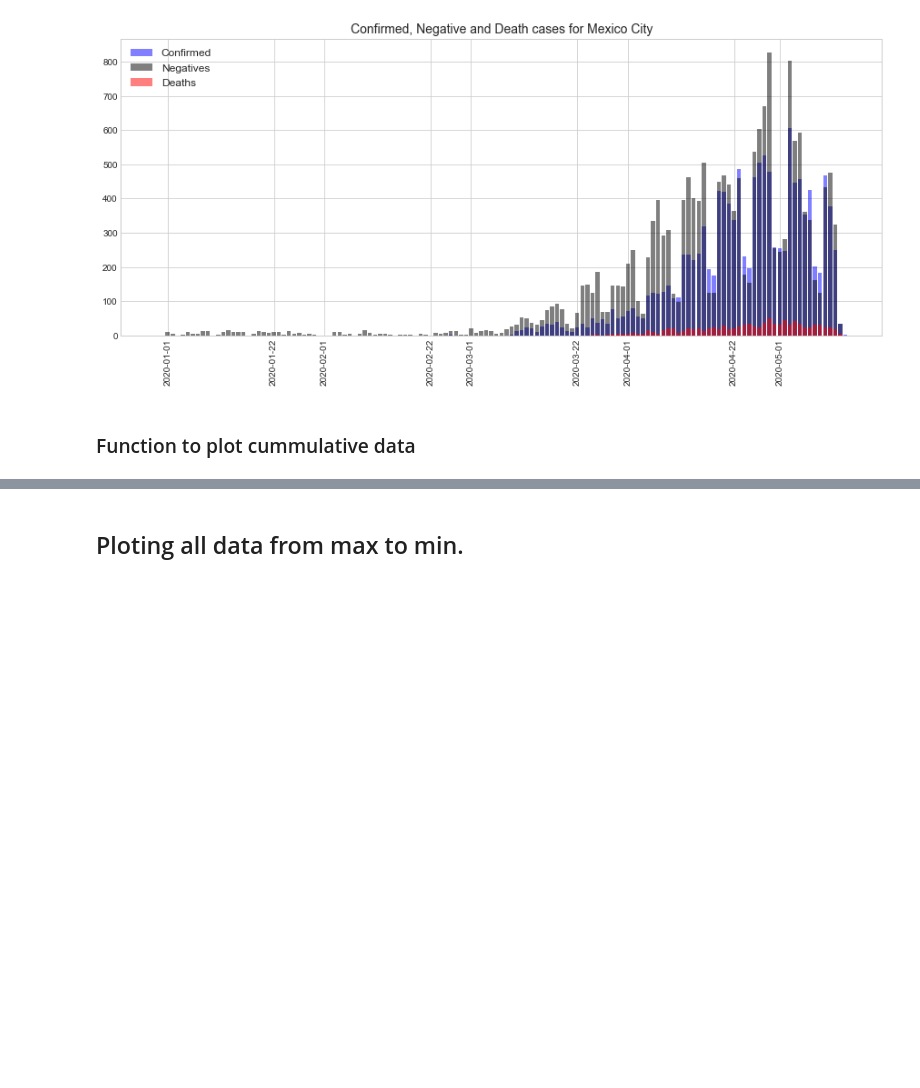
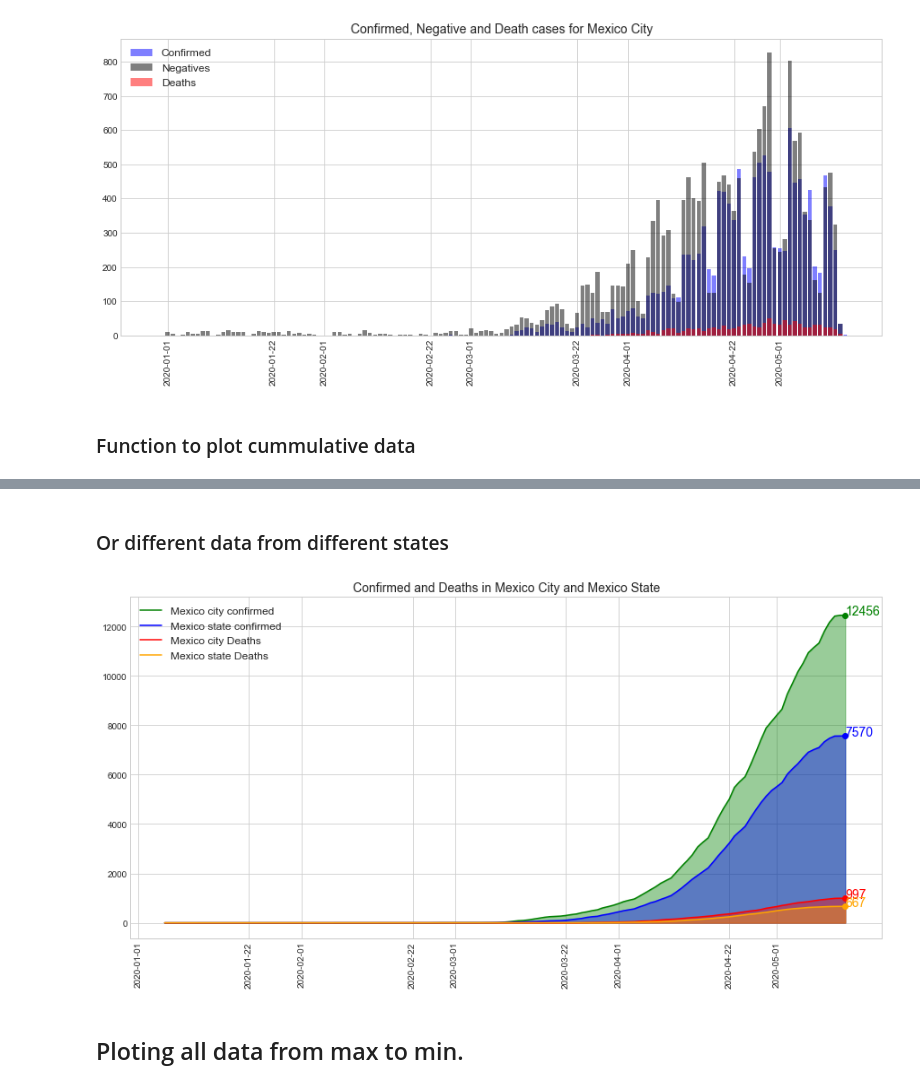
Before and after one commit to mesielepush/Covid19-Mexico-Data-Analysis-Jupyter-Notebook, a Jupyter notebook: MexicoCovidDescriptiveGeneral.ipynb, the cells around one changed output, grey strips where cells are left out. Drawn from its saved outputs; the diff is of its cells as text; code cells hidden in the pictures; blank space fills up the shorter version.

```diff
--- a/MexicoCovidDescriptiveGeneral.ipynb
+++ b/MexicoCovidDescriptiveGeneral.ipynb
@@ -207,9 +201,16 @@ def plot_cummulative(data, names ='no_name',colors=None, title=None):
+# %% [markdown]
+### Or different data from different states
 # %%
-plot_cummulative([get_cummulative('DISTRITO FEDERAL',deaths),
-                  get_cummulative('DISTRITO FEDERAL',confirmed)],
-                  names =['Mexico city deaths','Mexico city confirmed'],
-                  colors=['r','g'],
-                  title='Deaths by day Tabasco and Mexico State')
+plot_cummulative([get_cummulative('DISTRITO FEDERAL',confirmed),
+                  get_cummulative('MEXICO',confirmed),
+                  get_cummulative('DISTRITO FEDERAL',deaths),
+                  get_cummulative('MEXICO',deaths)],
+                  names =['Mexico city confirmed','Mexico state confirmed',
+                          'Mexico city Deaths','Mexico state Deaths'],
+                  colors=['g','b','r','orange'],
+                  title='Confirmed and Deaths in Mexico City and Mexico State')
+# %% [output]
+[figure, added]
 # %% [markdown]
 ## Ploting all data from max to min.
 # %% [markdown]
```
Also changed, not shown: parts of 8 cells of this notebook, 1 other file.
